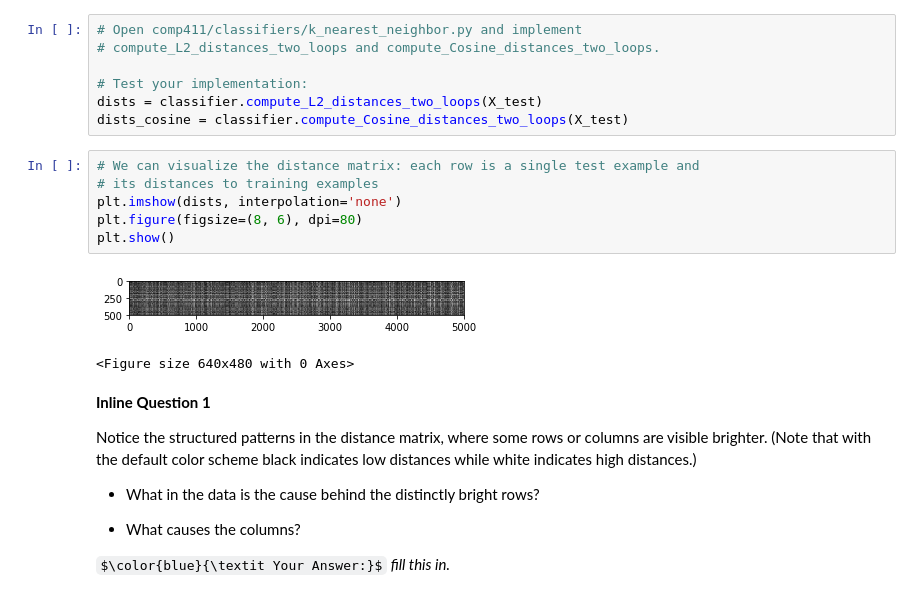
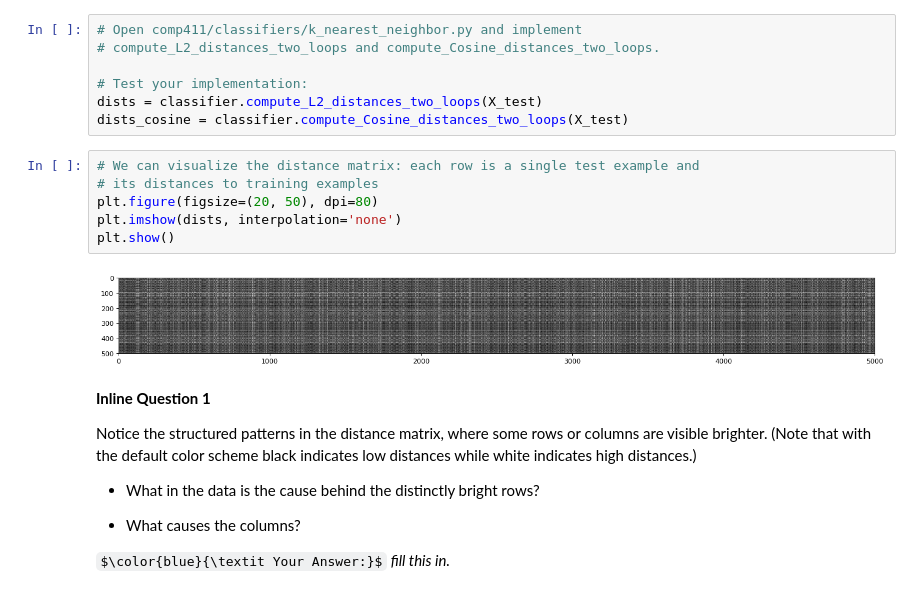
Before and after one commit to oserifogullari18/comp451_assignment1_2020, a Jupyter notebook: knn.ipynb, the cells around one changed output. Saved outputs shown, nothing was run; the diff lists cells and outputs as text; some formulas as TeX source.

```diff
--- a/knn.ipynb
+++ b/knn.ipynb
@@ -119,12 +119,11 @@ dists_cosine = classifier.compute_Cosine_distances_two_loops(X_test)
 # %%
 # We can visualize the distance matrix: each row is a single test example and
 # its distances to training examples
+plt.figure(figsize=(20, 50), dpi=80)
 plt.imshow(dists, interpolation='none')
-plt.figure(figsize=(8, 6), dpi=80)
 plt.show()
 # %% [output]
-[figure, old version]
+[figure, new version]
-<Figure size 640x480 with 0 Axes>
 # %% [markdown]
 **Inline Question 1**
 
```
Also changed, not shown: parts of 9 cells of this notebook, 1 other file.
